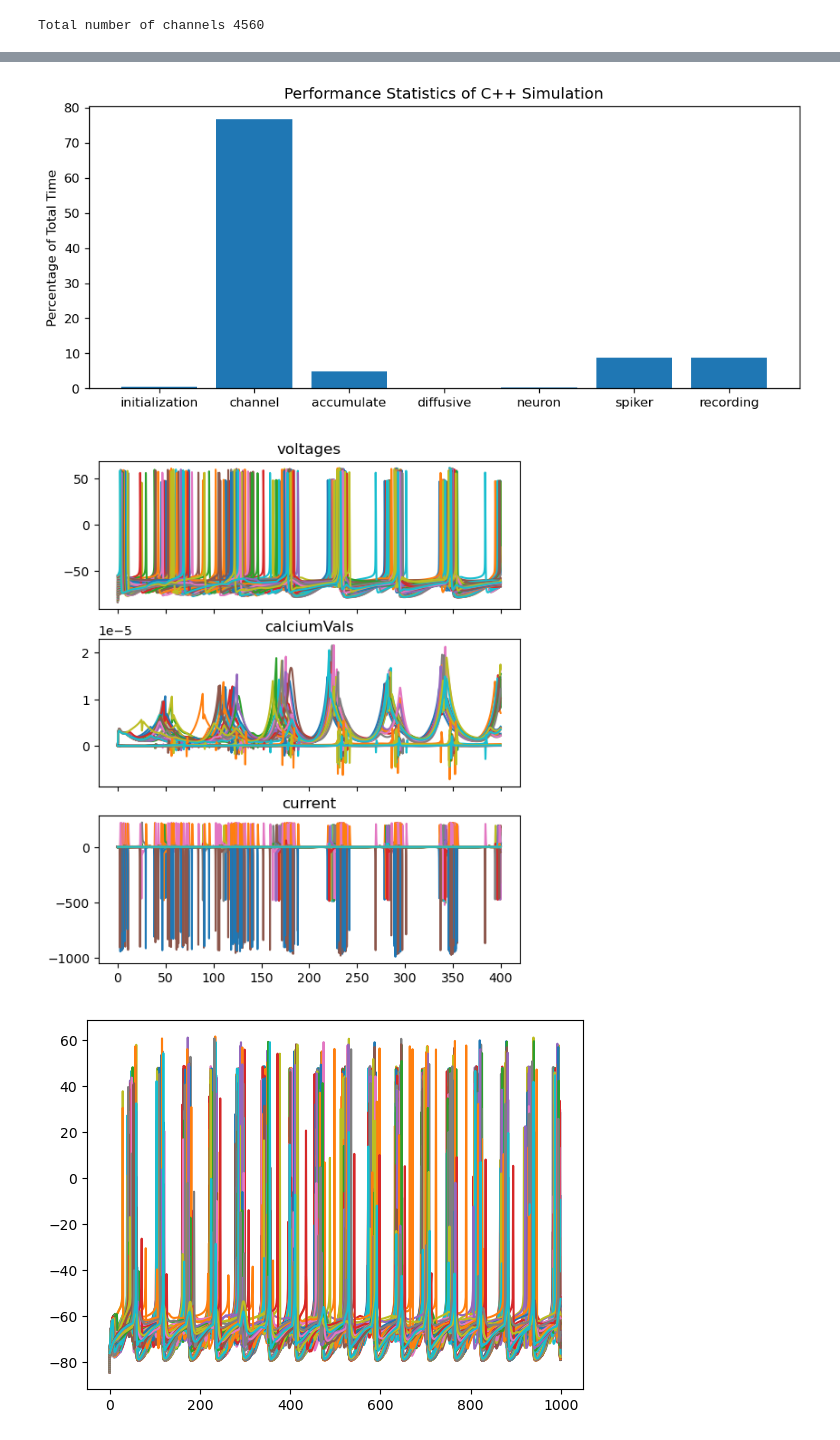
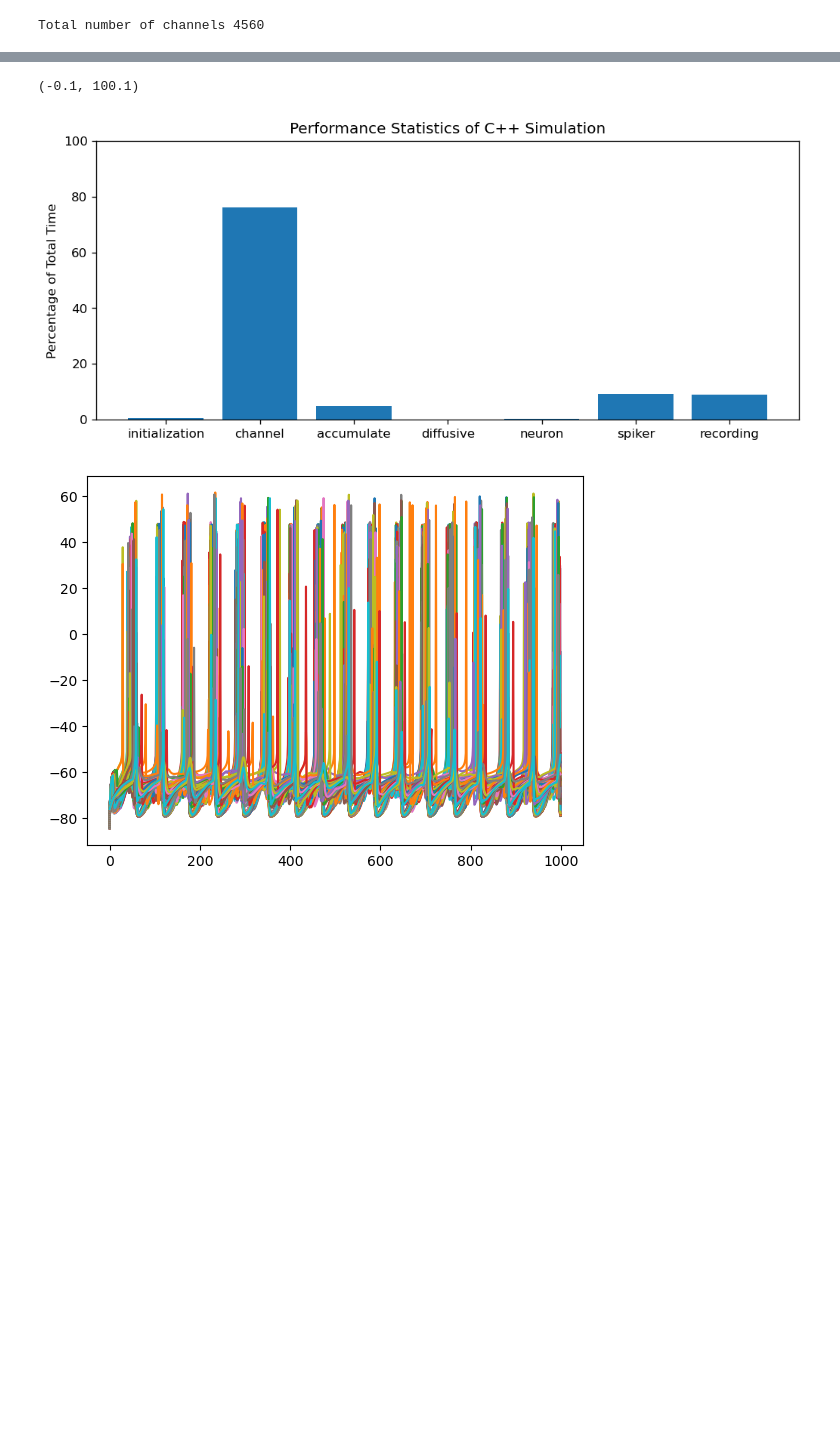
Before and after one commit to cathalmc/CBLTP_NeuroSim, a Jupyter notebook: neuronSim_August13_perf.ipynb, the cells around one changed output, grey strips where cells are left out. Drawn from its saved outputs; the diff is of its cells as text; code cells hidden in the pictures; blank space fills up the shorter version.

```diff
--- a/neuronSim_August13_perf.ipynb
+++ b/neuronSim_August13_perf.ipynb
@@ -150,20 +151,21 @@ Elapsed time in seconds: 2.1351899
 # %%
 perfStats = calcPerfStats(allChannelDataCpp)
 
 fig,ax = plt.subplots(1,1,figsize=(10,4),dpi=120)
 keys,vals = [],[]
 for key,val in perfStats.items():
     if key not in ["timeStamp","total Time"]:
         keys.append(key.split(" ")[0])  #remove the " Time" part
         vals.append(100*val/perfStats["total Time"])  #convert to percentage
 ax.bar(keys,vals)
 ax.set_ylabel("Percentage of Total Time")
 ax.set_title("Performance Statistics of C++ Simulation")
+ax.set_ylim(-0.1,100.1)
 
-standardPlot(dataCpp)
+#standardPlot(dataCpp)
 # %% [output]
+(-0.1, 100.1)
-[figure, old version]
+[figure, new version]
-[figure, removed]
 # %%
 plt.plot(dataCpp["voltages"][:,0:300]);
 # %% [output]
```
Also changed, not shown: parts of 1 cell of this notebook, 6 other files.
